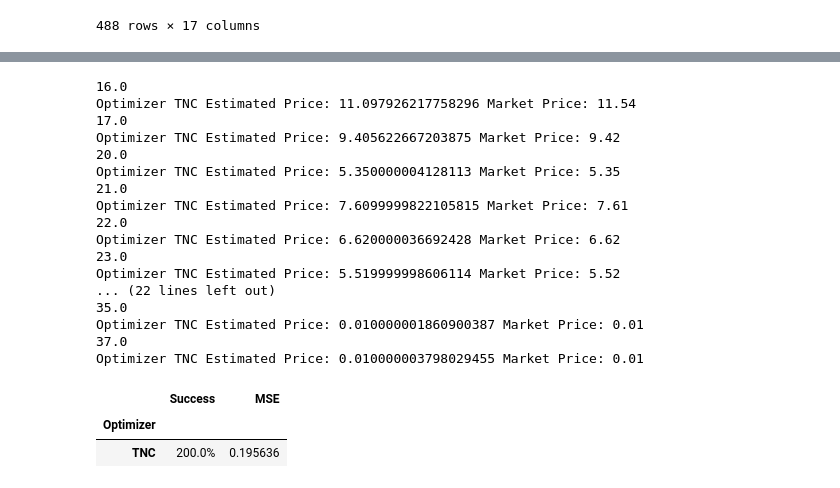
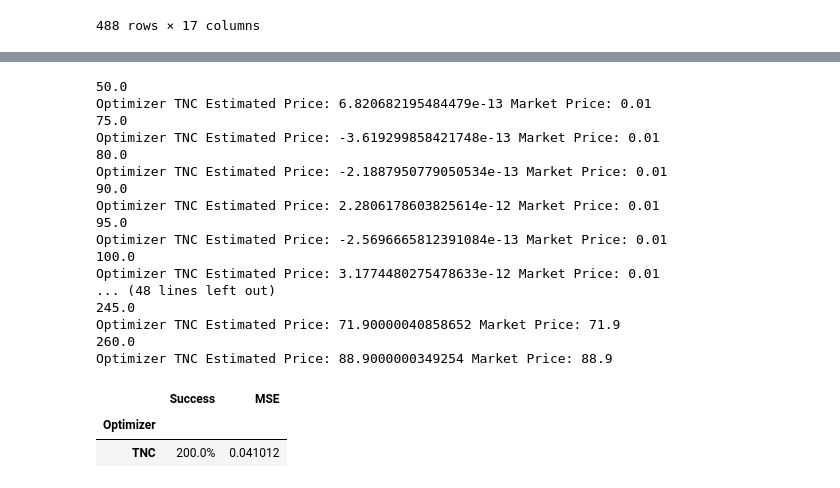
Before and after one commit to waldensanchez/HestonAutomation, a Jupyter notebook: NewApproach.ipynb, the cells around one changed output, grey strips where cells are left out. Cells and saved outputs as stored; diff of their text form; code cells hidden in the pictures.

```diff
--- a/NewApproach.ipynb
+++ b/NewApproach.ipynb
@@ -61,60 +123,60 @@ get_metrics(results)
 # %%
 from datetime import timedelta
 # Definir el ticker para Google
 
-ticker_symbol = 'BAC'
+ticker_symbol = 'AAPL'
 ticker_data = yf.Ticker(ticker_symbol)
 options_expirations = ticker_data.options
 expiration_date = options_expirations[2]
 options_chain = ticker_data.option_chain(expiration_date)
 calls = options_chain.calls
 puts = options_chain.puts
-calls['Maturity'] = expiration_date
+puts['Maturity'] = expiration_date
 
 def to_ql_dates(date):
     date = pd.to_datetime(date)
     return ql.Date(date.day, date.month, date.year)
 
-trade_dates = calls['lastTradeDate']
+trade_dates = puts['lastTradeDate']
 start_date, end_date = trade_dates.min(), trade_dates.max()
 end_date = end_date + timedelta(days = 1)
 prices = yf.download(ticker_symbol, start = start_date, end = end_date, progress = False)['Adj Close'].reset_index()
-calls['lastTradeDate'] = calls['lastTradeDate'].apply(lambda x: x.strftime('%Y-%m-%d'))
+puts['lastTradeDate'] = puts['lastTradeDate'].apply(lambda x: x.strftime('%Y-%m-%d'))
 prices['Date'] = prices['Date'].apply(lambda x: x.strftime('%Y-%m-%d'))
-calls = calls.merge(prices, left_on = 'lastTradeDate', right_on = 'Date', how = 'left').drop('Date', axis = 1).rename( columns = {'Adj Close':'Price'})
-calls['lastTradeDate'] = calls['lastTradeDate'].apply(to_ql_dates)
-calls['Maturity'] = calls['Maturity'].apply(to_ql_dates)
+puts = puts.merge(prices, left_on = 'lastTradeDate', right_on = 'Date', how = 'left').drop('Date', axis = 1).rename( columns = {'Adj Close':'Price'})
+puts['lastTradeDate'] = puts['lastTradeDate'].apply(to_ql_dates)
+puts['Maturity'] = puts['Maturity'].apply(to_ql_dates)
 
-spots = calls['Price'].values
-strikes = calls['strike'].values
-mkts = calls['lastPrice'].values
+spots = puts['Price'].values
+strikes = puts['strike'].values
+mkts = puts['lastPrice'].values
 dividend = .0
-vols = calls['impliedVolatility'].values
-calc = calls['lastTradeDate'].values
-maturities = calls['Maturity'].values
+vols = puts['impliedVolatility'].values
+calc = puts['lastTradeDate'].values
+maturities = puts['Maturity'].values
 
 
-results = [HestonParameters(spot_price, strike_price, market_price, dividend, traditional_implied_volatility, calculation_date, maturity_date) for
+results = [HestonParameters(spot_price, strike_price, market_price, dividend, traditional_implied_volatility, calculation_date, maturity_date, call_option = False) for
 spot_price, strike_price, market_price, traditional_implied_volatility, calculation_date, maturity_date in zip(spots, strikes, mkts, vols, calc, maturities)]
 get_metrics(results)
 # %% [output]
-16.0
-Optimizer TNC Estimated Price: 11.097926217758296 Market Price: 11.54
-17.0
-Optimizer TNC Estimated Price: 9.405622667203875 Market Price: 9.42
-20.0
-Optimizer TNC Estimated Price: 5.350000004128113 Market Price: 5.35
-21.0
-Optimizer TNC Estimated Price: 7.6099999822105815 Market Price: 7.61
-22.0
-Optimizer TNC Estimated Price: 6.620000036692428 Market Price: 6.62
-23.0
-Optimizer TNC Estimated Price: 5.519999998606114 Market Price: 5.52
-... (22 lines left out)
-35.0
-Optimizer TNC Estimated Price: 0.010000001860900387 Market Price: 0.01
-37.0
-Optimizer TNC Estimated Price: 0.010000003798029455 Market Price: 0.01
+50.0
+Optimizer TNC Estimated Price: 6.820682195484479e-13 Market Price: 0.01
+75.0
+Optimizer TNC Estimated Price: -3.619299858421748e-13 Market Price: 0.01
+80.0
+Optimizer TNC Estimated Price: -2.1887950779050534e-13 Market Price: 0.01
+90.0
+Optimizer TNC Estimated Price: 2.2806178603825614e-12 Market Price: 0.01
+95.0
+Optimizer TNC Estimated Price: -2.5696665812391084e-13 Market Price: 0.01
+100.0
+Optimizer TNC Estimated Price: 3.1774480275478633e-12 Market Price: 0.01
+... (48 lines left out)
+245.0
+Optimizer TNC Estimated Price: 71.90000040858652 Market Price: 71.9
+260.0
+Optimizer TNC Estimated Price: 88.9000000349254 Market Price: 88.9
 |  | Success | MSE |
 | Optimizer |  |  |
-| TNC | 200.0% | 0.195636 |
+| TNC | 200.0% | 0.041012 |
```
Also changed, not shown: parts of 15 cells of this notebook, 3 other files.
